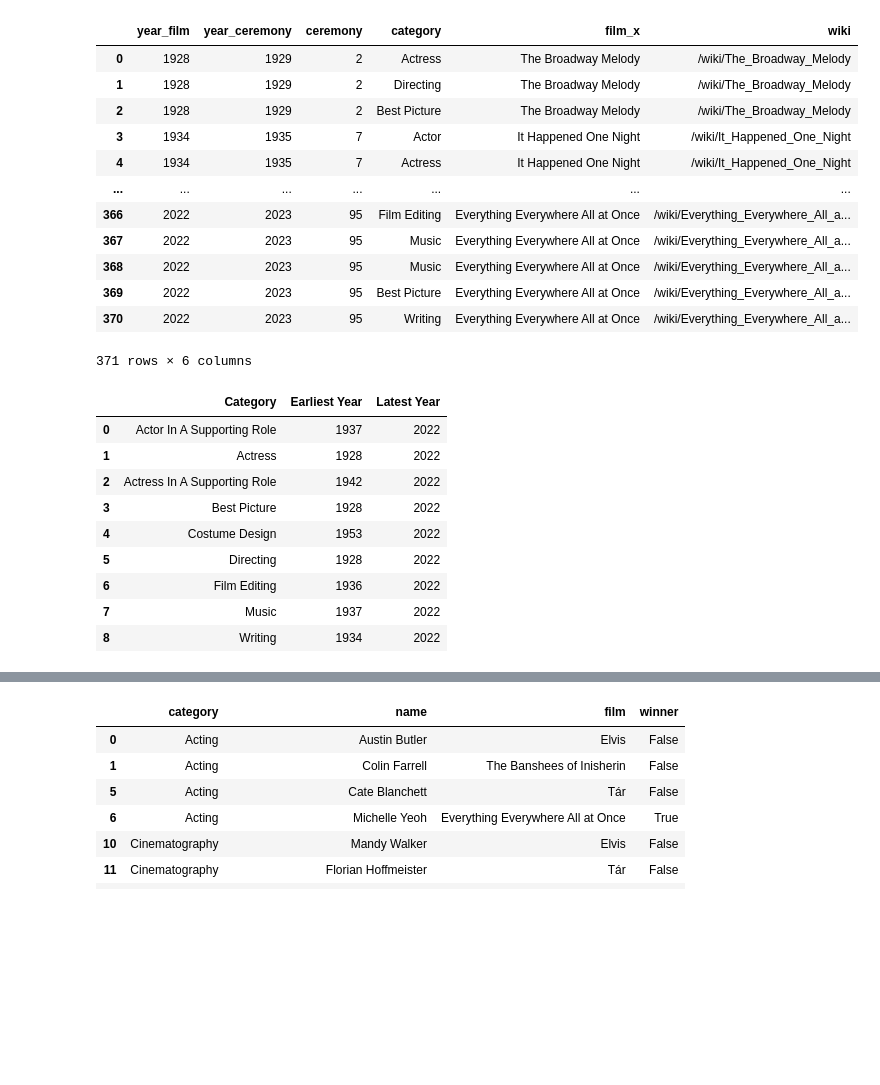
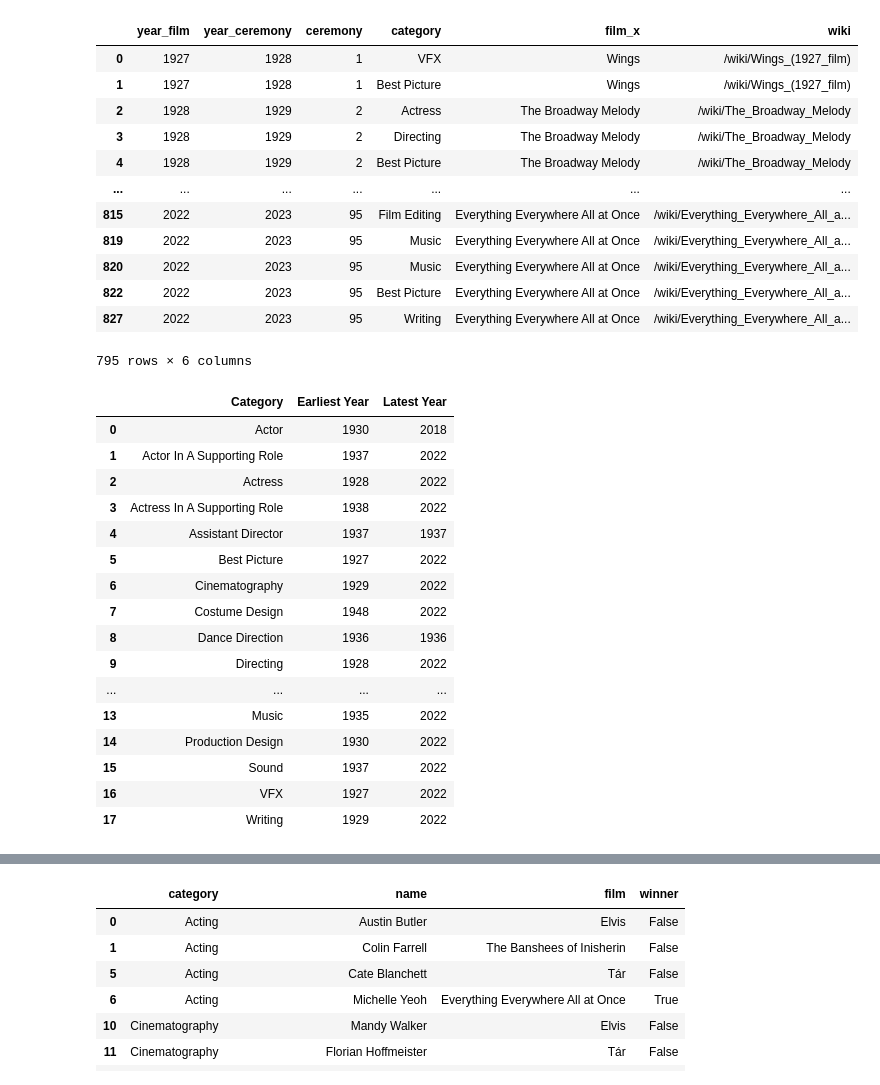
Before and after one commit to Aleksandra-dot/oscar_predictions, a Jupyter notebook: viz/nom.ipynb, the cells around one changed output, grey strips where cells are left out. Cells and saved outputs as stored; diff of their text form; code cells hidden in the pictures; blank space fills up the shorter version.

```diff
--- a/viz/nom.ipynb
+++ b/viz/nom.ipynb
@@ -74,6 +86,6 @@ df_kaggle.head(5)
 # %%
 #nominated and winners of best picture award Oscars from 1927 (year, title, wiki, winner(T/F))
 osc_scrape = pd.read_csv('../data/scraping_results/osc_bp.csv')
-
+osc_scrape['film'] = osc_scrape['film'].apply(lambda x: x.strip())
 # Filter the DataFrame based on a column value
 ocs_winners = osc_scrape[osc_scrape['winner'] == True].drop('winner', axis=1)
@@ -101,34 +156,40 @@ df_noms_filtered = df_year_noms[df_year_noms['film_x'] == df_year_noms['film_y']
 df_noms_filtered
 # %% [output]
 |  | year_film | year_ceremony | ceremony | category | film_x | wiki |
-| 0 | 1928 | 1929 | 2 | Actress | The Broadway Melody | /wiki/The_Broadway_Melody |
-| 1 | 1928 | 1929 | 2 | Directing | The Broadway Melody | /wiki/The_Broadway_Melody |
-| 2 | 1928 | 1929 | 2 | Best Picture | The Broadway Melody | /wiki/The_Broadway_Melody |
-| 3 | 1934 | 1935 | 7 | Actor | It Happened One Night | /wiki/It_Happened_One_Night |
-| 4 | 1934 | 1935 | 7 | Actress | It Happened One Night | /wiki/It_Happened_One_Night |
+| 0 | 1927 | 1928 | 1 | VFX | Wings | /wiki/Wings_(1927_film) |
+| 1 | 1927 | 1928 | 1 | Best Picture | Wings | /wiki/Wings_(1927_film) |
+| 2 | 1928 | 1929 | 2 | Actress | The Broadway Melody | /wiki/The_Broadway_Melody |
+| 3 | 1928 | 1929 | 2 | Directing | The Broadway Melody | /wiki/The_Broadway_Melody |
+| 4 | 1928 | 1929 | 2 | Best Picture | The Broadway Melody | /wiki/The_Broadway_Melody |
 | ... | ... | ... | ... | ... | ... | ... |
-| 366 | 2022 | 2023 | 95 | Film Editing | Everything Everywhere All at Once | /wiki/Everything_Everywhere_All_a... |
-| 367 | 2022 | 2023 | 95 | Music | Everything Everywhere All at Once | /wiki/Everything_Everywhere_All_a... |
-| 368 | 2022 | 2023 | 95 | Music | Everything Everywhere All at Once | /wiki/Everything_Everywhere_All_a... |
-| 369 | 2022 | 2023 | 95 | Best Picture | Everything Everywhere All at Once | /wiki/Everything_Everywhere_All_a... |
-| 370 | 2022 | 2023 | 95 | Writing | Everything Everywhere All at Once | /wiki/Everything_Everywhere_All_a... |
+| 815 | 2022 | 2023 | 95 | Film Editing | Everything Everywhere All at Once | /wiki/Everything_Everywhere_All_a... |
+| 819 | 2022 | 2023 | 95 | Music | Everything Everywhere All at Once | /wiki/Everything_Everywhere_All_a... |
+| 820 | 2022 | 2023 | 95 | Music | Everything Everywhere All at Once | /wiki/Everything_Everywhere_All_a... |
+| 822 | 2022 | 2023 | 95 | Best Picture | Everything Everywhere All at Once | /wiki/Everything_Everywhere_All_a... |
+| 827 | 2022 | 2023 | 95 | Writing | Everything Everywhere All at Once | /wiki/Everything_Everywhere_All_a... |
-371 rows × 6 columns
+795 rows × 6 columns
 # %%
 # group by Category and aggregate the Year column
 df_cats = df_noms.groupby('category')['year_film'].agg(['min', 'max']).reset_index()
 
 # rename columns
 df_cats.columns = ['Category', 'Earliest Year', 'Latest Year']
-df_cats = df_cats[df_cats['Latest Year']==2022].reset_index(drop=True)
 df_cats
 # %% [output]
 |  | Category | Earliest Year | Latest Year |
-| 0 | Actor In A Supporting Role | 1937 | 2022 |
-| 1 | Actress | 1928 | 2022 |
-| 2 | Actress In A Supporting Role | 1942 | 2022 |
-| 3 | Best Picture | 1928 | 2022 |
-| 4 | Costume Design | 1953 | 2022 |
-| 5 | Directing | 1928 | 2022 |
-| 6 | Film Editing | 1936 | 2022 |
-| 7 | Music | 1937 | 2022 |
-| 8 | Writing | 1934 | 2022 |
+| 0 | Actor | 1930 | 2018 |
+| 1 | Actor In A Supporting Role | 1937 | 2022 |
+| 2 | Actress | 1928 | 2022 |
+| 3 | Actress In A Supporting Role | 1938 | 2022 |
+| 4 | Assistant Director | 1937 | 1937 |
+| 5 | Best Picture | 1927 | 2022 |
+| 6 | Cinematography | 1929 | 2022 |
+| 7 | Costume Design | 1948 | 2022 |
+| 8 | Dance Direction | 1936 | 1936 |
+| 9 | Directing | 1928 | 2022 |
+| ... | ... | ... | ... |
+| 13 | Music | 1935 | 2022 |
+| 14 | Production Design | 1930 | 2022 |
+| 15 | Sound | 1937 | 2022 |
+| 16 | VFX | 1927 | 2022 |
+| 17 | Writing | 1929 | 2022 |
```
Also changed, not shown: parts of 9 cells of this notebook, 5 other files.
